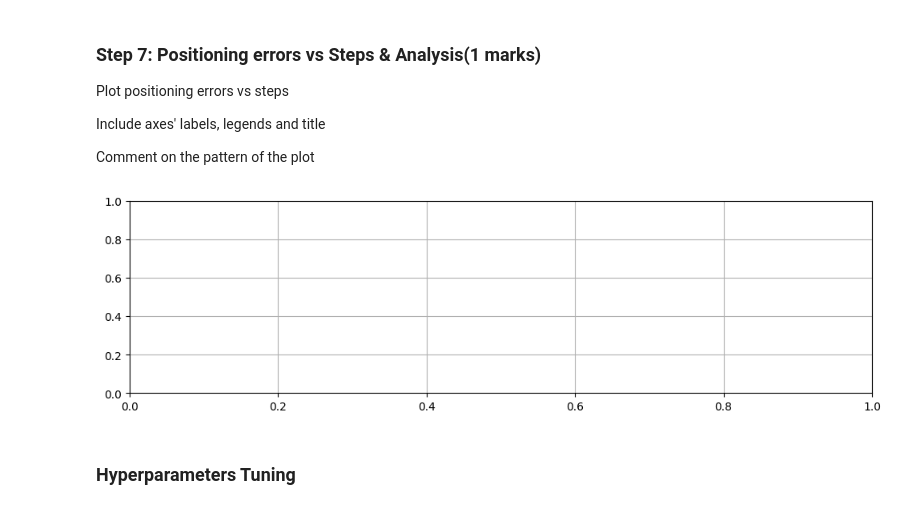
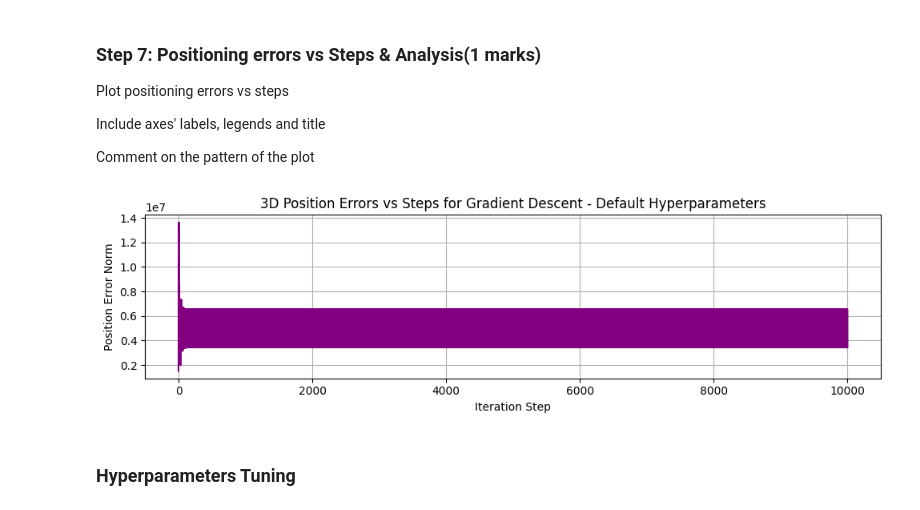
Before and after one commit to hannaginther/ENGG680_2025_Fall, a Jupyter notebook: Lab_Assignment2/Assignment2_Upload.ipynb, the cells around one changed output. Cells and saved outputs as stored; diff of their text form; code cells hidden in the pictures.

```diff
--- a/Lab_Assignment2/Assignment2_Upload.ipynb
+++ b/Lab_Assignment2/Assignment2_Upload.ipynb
@@ -854,16 +866,21 @@ Comment on the pattern of the plot
 # %%
 fig, ax = plt.subplots(nrows=1, ncols=1, figsize=(10, 3))
 # (0.5 marks)
-# ...
+pos_error_norms = [np.linalg.norm(err) for err in arr_err]
+
+ax.plot(pos_error_norms, label='Position Errors', color='purple')
+ax.set_xlabel('Iteration Step')
+ax.set_ylabel('Position Error Norm')
+ax.set_title('3D Position Errors vs Steps for Gradient Descent - Default Hyperparameters')
 ax.grid(True)
 fig.tight_layout()
 plt.show()
 
 # Comment on the pattern
 # (0.5 marks)
 # ...
 # %% [output]
-[figure, old version]
+[figure, new version]
 # %% [markdown]
 ### **Hyperparameters Tuning**
 # %% [markdown]
```
Also changed, not shown: parts of 8 cells of this notebook.
